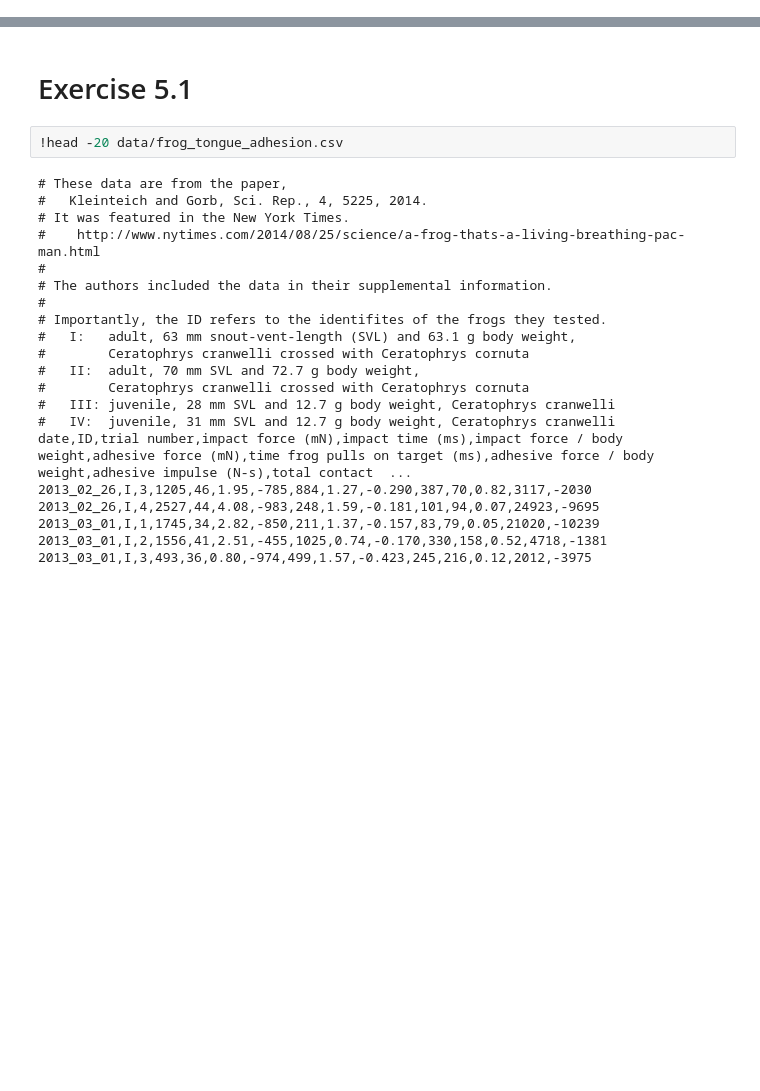
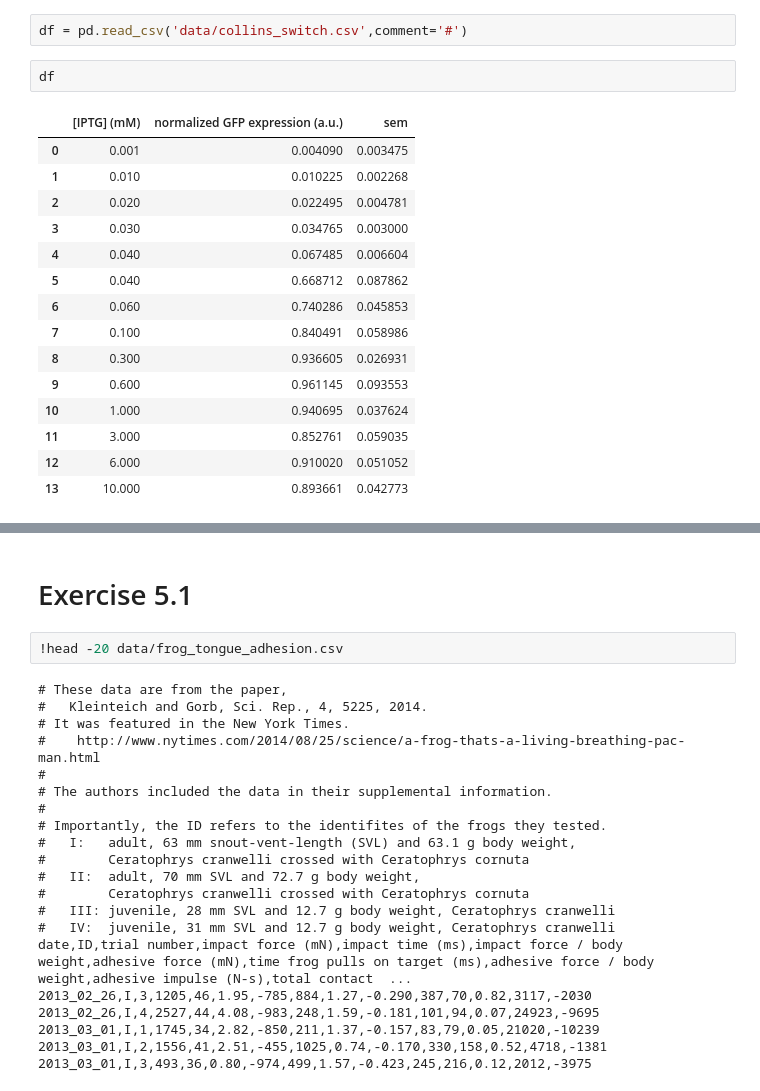
Before and after one commit to c-ko/bootcamp, a Jupyter notebook: Exercises.ipynb, the cells around one changed output, grey strips where cells are left out. Cells and saved outputs as stored; diff of their text form; blank space fills up the shorter version.

```diff
--- a/Exercises.ipynb
+++ b/Exercises.ipynb
@@ -0,0 +35,20 @@
+# %%
+df = pd.read_csv('data/collins_switch.csv',comment='#')
+# %%
+df
+# %% [output]
+|  | [IPTG] (mM) | normalized GFP expression (a.u.) | sem |
+| 0 | 0.001 | 0.004090 | 0.003475 |
+| 1 | 0.010 | 0.010225 | 0.002268 |
+| 2 | 0.020 | 0.022495 | 0.004781 |
+| 3 | 0.030 | 0.034765 | 0.003000 |
+| 4 | 0.040 | 0.067485 | 0.006604 |
+| 5 | 0.040 | 0.668712 | 0.087862 |
+| 6 | 0.060 | 0.740286 | 0.045853 |
+| 7 | 0.100 | 0.840491 | 0.058986 |
+| 8 | 0.300 | 0.936605 | 0.026931 |
+| 9 | 0.600 | 0.961145 | 0.093553 |
+| 10 | 1.000 | 0.940695 | 0.037624 |
+| 11 | 3.000 | 0.852761 | 0.059035 |
+| 12 | 6.000 | 0.910020 | 0.051052 |
+| 13 | 10.000 | 0.893661 | 0.042773 |
```
Also changed, not shown: parts of 8 cells of this notebook, 4 other files.
